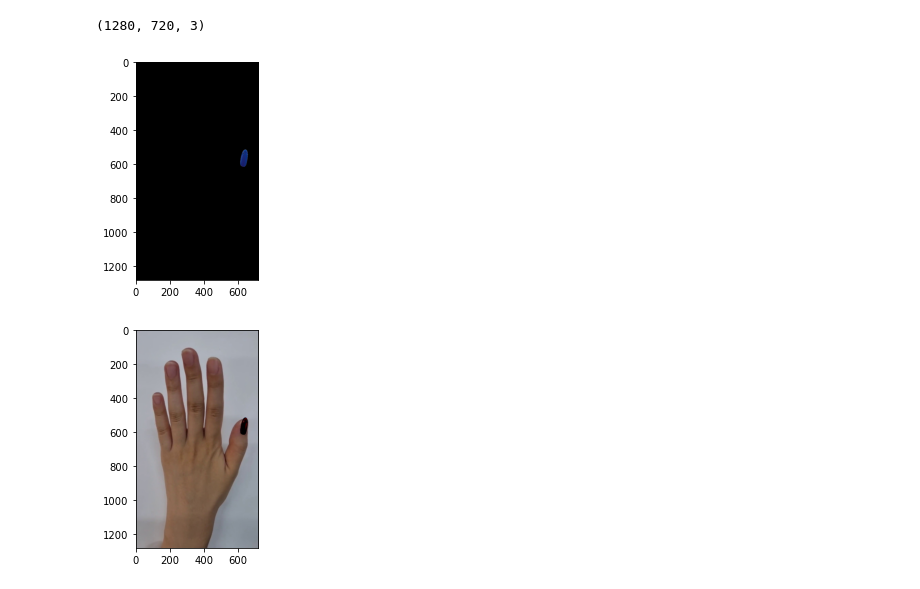
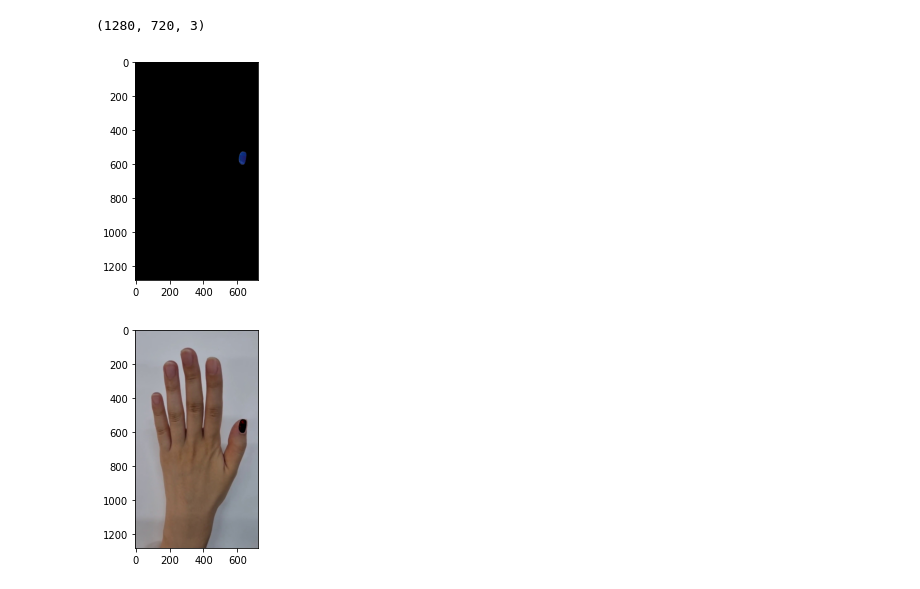
Before and after one commit to berrymix13/Multi_FinalProject, a Jupyter notebook: NailModel/nail_affine.ipynb, the cells around one changed output. Cells and saved outputs as stored; diff of their text form; code cells hidden in the pictures.

```diff
--- a/NailModel/nail_affine.ipynb
+++ b/NailModel/nail_affine.ipynb
@@ -88,0 +176,5 @@ plt.imshow(cv2.cvtColor(dst1,cv2.COLOR_BGR2RGB));
+# %%
+img5 = mask_1010.copy()
+
+contours, _ = cv2.findContours(closed.copy(),cv2.RETR_EXTERNAL, cv2.CHAIN_APPROX_SIMPLE)
+print("num of contours: {}".format(len(contours)))
@@ -88,0 +183,2 @@ plt.imshow(cv2.cvtColor(dst1,cv2.COLOR_BGR2RGB));
+# %%
+croppedRotated = rot_crop_box(img5, contours) # 함수 적용
@@ -88,0 +187,2 @@ plt.imshow(cv2.cvtColor(dst1,cv2.COLOR_BGR2RGB));
+# %%
+resized_croppedRotated = cv2.resize(croppedRotated,(raw_hand.shape[1],raw_hand.shape[0]))
@@ -88,0 +211,18 @@ plt.imshow(cv2.cvtColor(dst1,cv2.COLOR_BGR2RGB));
+# %%
+img1 = mask_1010.copy()
+img2 = mask_1010.copy()
+img3 = mask_1010.copy()
+
+cnt = contours[0]
+
+# Striaght Bounding Rectangle
+x, y, w, h = cv2.boundingRect(cnt)
+cv2.rectangle(img1, (x,y), (x+w, y+h), (0, 0, 255), 3)
+
+# Rotated Rectangle
+rect = cv2.minAreaRect(cnt)
+box = cv2.boxPoints(rect)
+box = np.int0(box)
+
+cv2.drawContours(contours_image, [box], 0, (0, 255, 0), 3)
+plt.imshow(contours_image);
@@ -89,26 +233,24 @@ plt.imshow(cv2.cvtColor(dst1,cv2.COLOR_BGR2RGB));
 # %%
-# 원근 변환
-# 변환 전
-pts3 = np.float32([ [0, 0], [cols, 0], [0, rows], [cols, rows] ])
+rows, cols = raw_hand.shape[:2]
+final_before = np.float32([ [0, 0], [cols, 0], [0, rows], [cols, rows] ])
 # 변환 후
-pts4 = np.float32([ [x_pos1, y_pos1], [x_pos1+width1, y_pos1], [x_pos1, y_pos1+height1], [x_pos1+width1, y_pos1+height1] ])
+final_after = np.float32([box[1], box[2],box[0],box[3]])
 
-mtrx2 = cv2.getPerspectiveTransform(pts3, pts4)
-dst2 = cv2.warpPerspective(dst1, mtrx2, (cols, rows))
+mtrx2 = cv2.getPerspectiveTransform(final_before, final_after)
+dst2 = cv2.warpPerspective(resized_croppedRotated, mtrx2, (cols, rows))
 
 print(dst2.shape)
 plt.imshow(cv2.cvtColor(dst2, cv2.COLOR_BGR2RGB));
 # %% [output]
 (1280, 720, 3)
-[figure, old version]
+[figure, new version]
 # %%
-# 손톱 모양부분을 검은색으로
-finger1 = cv2.subtract(img_raw, dst2)
+finger1 = cv2.subtract(practice_hand, dst2)
 for i in range(5):
     finger1 = cv2.subtract(finger1, dst2)
 plt.imshow(cv2.cvtColor(cv2.subtract(finger1, dst2),cv2.COLOR_BGR2RGB));
 # %% [output]
-[figure, old version]
+[figure, new version]
 # %%
 finger1 = cv2.add(finger1, dst2)
 plt.imshow(cv2.cvtColor(finger1,cv2.COLOR_BGR2RGB));
```
Also changed, not shown: parts of 36 cells of this notebook, 1 other file.
